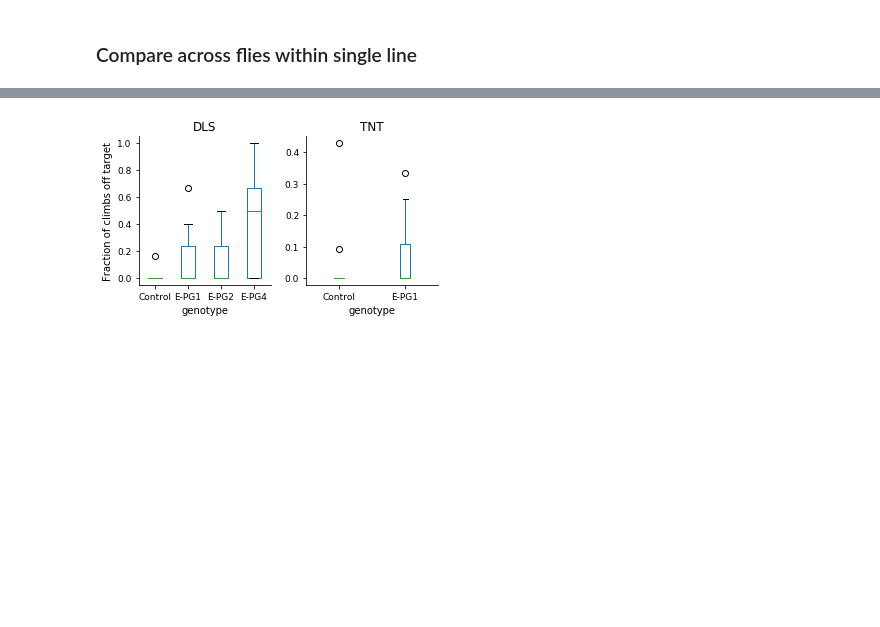
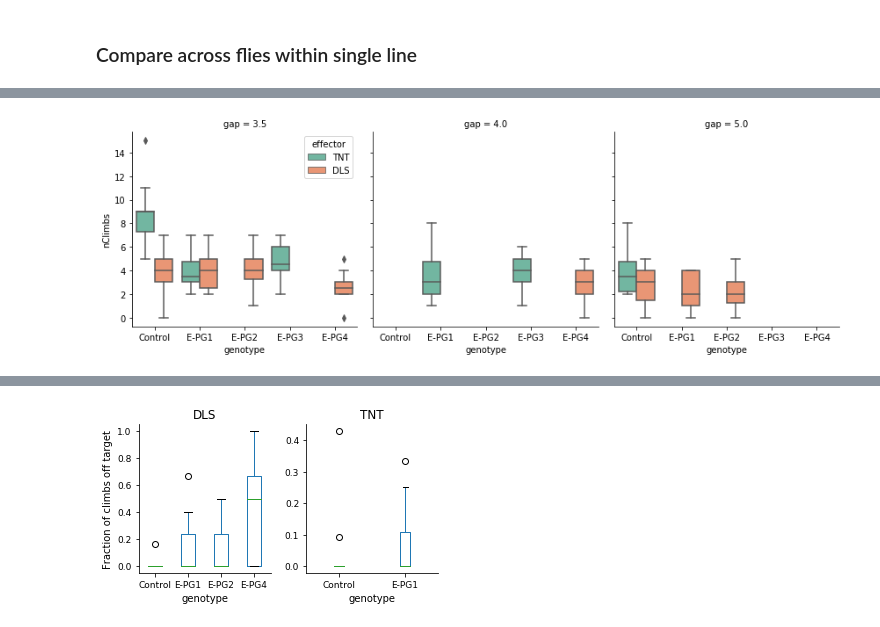
Before and after one commit to hjmh/gapCrossingAnalysis, a Jupyter notebook: gapCrossing_detailedAnalysisOfGenotypes.ipynb, the cells around one changed output, grey strips where cells are left out. Drawn from its saved outputs; the diff is of its cells as text; code cells hidden in the pictures; blank space fills up the shorter version.

```diff
--- a/gapCrossing_detailedAnalysisOfGenotypes.ipynb
+++ b/gapCrossing_detailedAnalysisOfGenotypes.ipynb
@@ -539,0 +551,7 @@ medianprops = dict(linestyle='-', linewidth=1, color='k')
+# %%
+ax = sns.factorplot(kind='box', y='nClimbs', x='genotype', hue='effector', data=perFlyDatadf,
+               size=4, aspect=1, legend_out=False, palette='Set2',col='gap')
+#ax = sns.catplot(kind='swarm', y='nClimbs', x='genotype', hue='effector', data=perFlyDatadf,
+#               size=4, aspect=1, legend_out=False, palette='Set2',col='gap')
+# %% [output]
+[figure, added]
```
Also changed, not shown: parts of 6 cells of this notebook.
